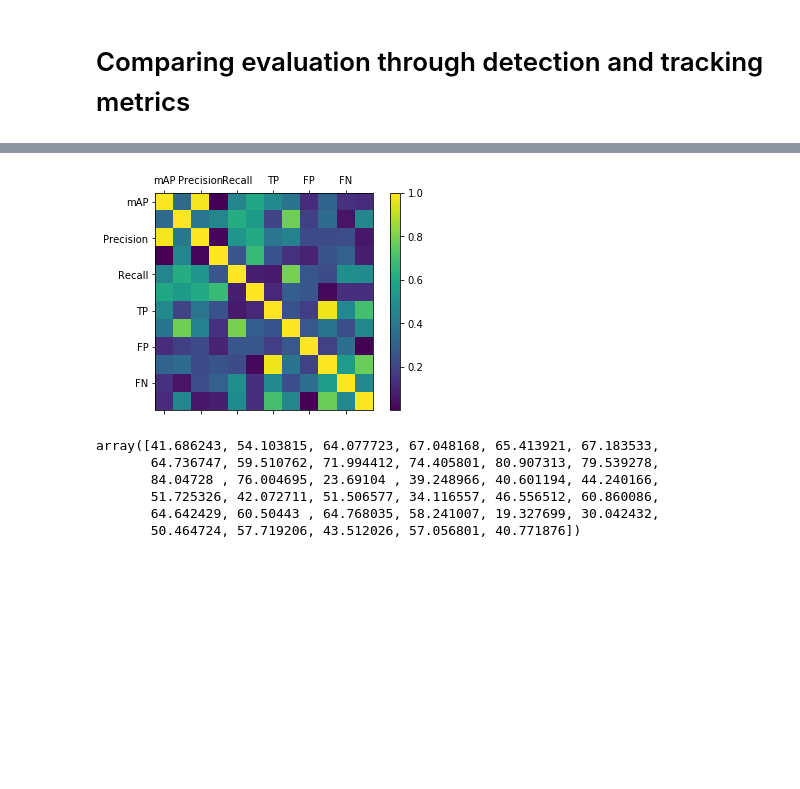
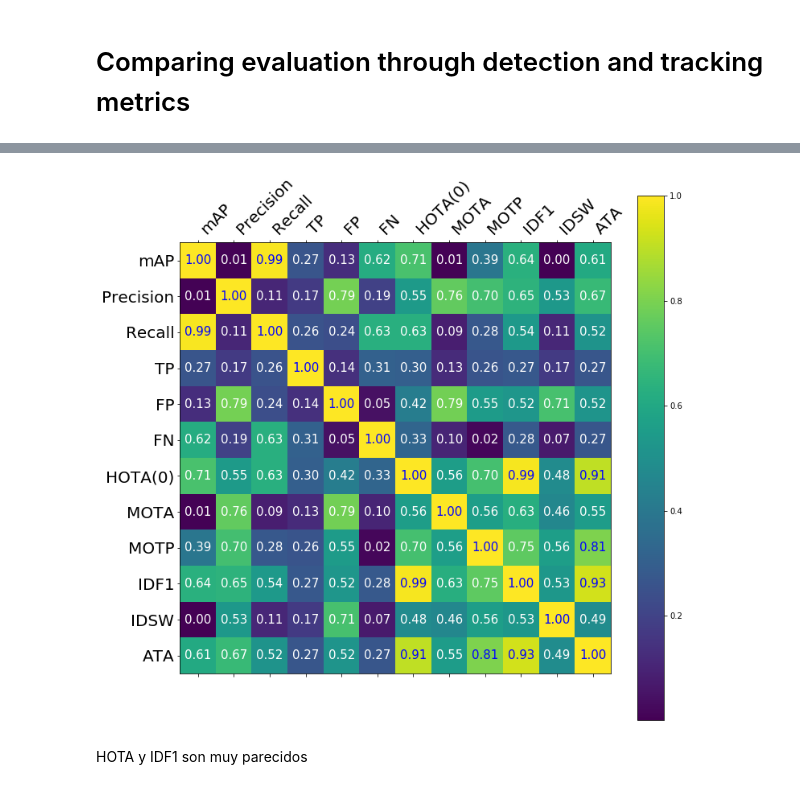
Before and after one commit to JorgeMunnozAguado/MOT-experimental-framework, a Jupyter notebook: analysis/Comparison.ipynb, the cells around one changed output, grey strips where cells are left out. Cells and saved outputs as stored; diff of their text form; code cells hidden in the pictures; blank space fills up the shorter version.

```diff
--- a/analysis/Comparison.ipynb
+++ b/analysis/Comparison.ipynb
@@ -54,28 +26,13 @@ Length: 293, dtype: object
 # %%
 metrics = ['mAP', 'Precision', 'Recall', 'TP', 'FP', 'FN', 'HOTA(0)', 'MOTA', 'MOTP', 'IDF1', 'IDSW', 'ATA']
-# %%
-result_m = aux.correlation_metrics(tb, metrics)
-
-fig = plt.figure()
-ax = fig.add_subplot(111)
-cax = ax.matshow(result_m, interpolation='nearest')
-fig.colorbar(cax)
-
-ax.set_xticklabels(['']+metrics)
-ax.set_yticklabels(['']+metrics)
-
-plt.show()
-# %% [output]
-[figure, removed]
-# %%
-tb[['mAP']].values.flatten()
-# %% [output]
-array([41.686243, 54.103815, 64.077723, 67.048168, 65.413921, 67.183533,
-       64.736747, 59.510762, 71.994412, 74.405801, 80.907313, 79.539278,
-       84.04728 , 76.004695, 23.69104 , 39.248966, 40.601194, 44.240166,
-       51.725326, 42.072711, 51.506577, 34.116557, 46.556512, 60.860086,
-       64.642429, 60.50443 , 64.768035, 58.241007, 19.327699, 30.042432,
-       50.464724, 57.719206, 43.512026, 57.056801, 40.771876])
+# %%
+result_m = aux.correlation_metrics(tb, metrics)
+
+aux.plot_matrix(result_m, metrics)
+# %% [output]
+[figure, added]
+# %% [markdown]
+HOTA y IDF1 son muy parecidos
 # %%
 m = aux.search(tb, 'sort', 'faster_rcnn')
 m[['mAP', 'Precision', 'Recall', 'TP', 'FP', 'FN', 'HOTA(0)', 'MOTA', 'MOTP', 'IDF1', 'IDSW', 'ATA']]
```
Also changed, not shown: parts of 6 cells of this notebook, 1 other file.
